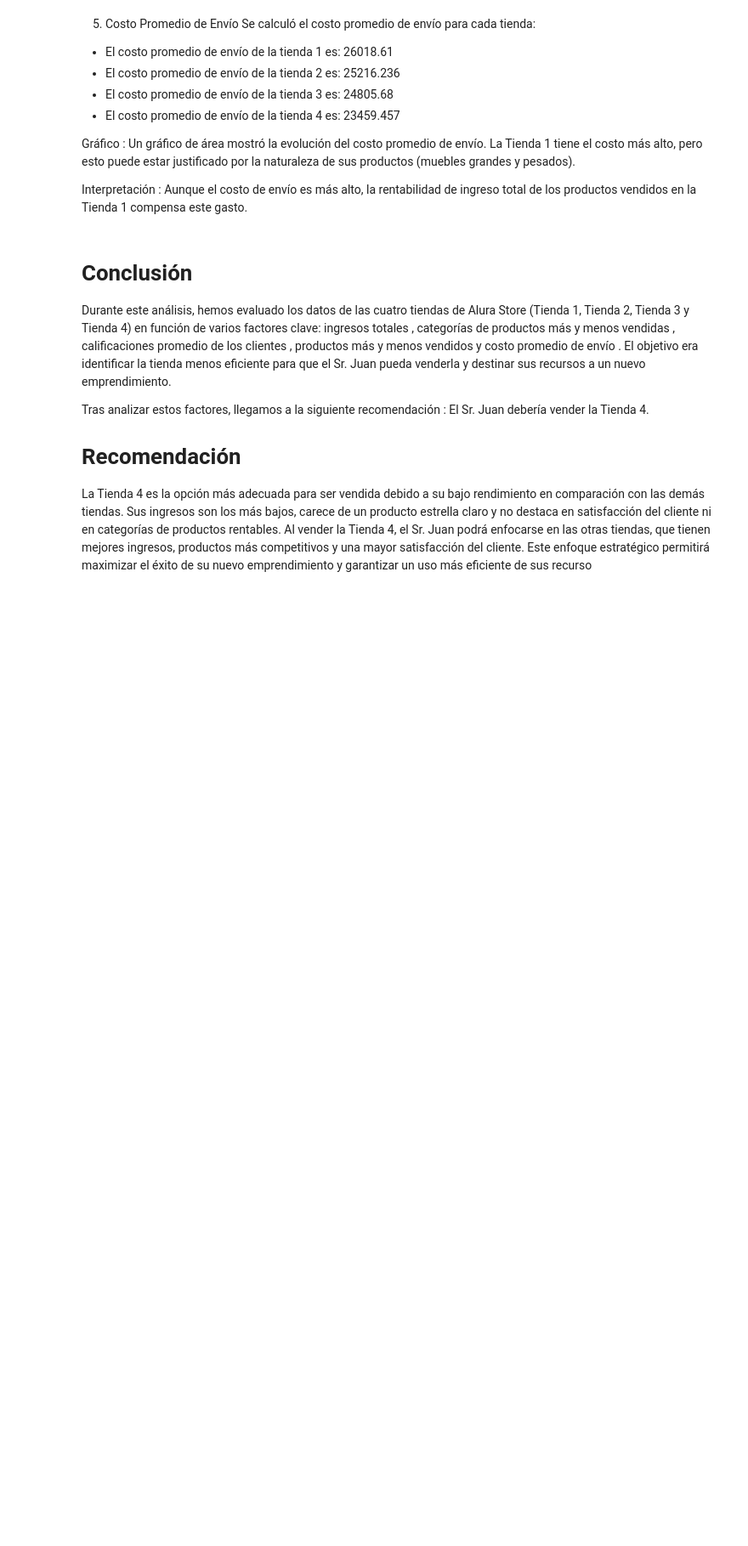
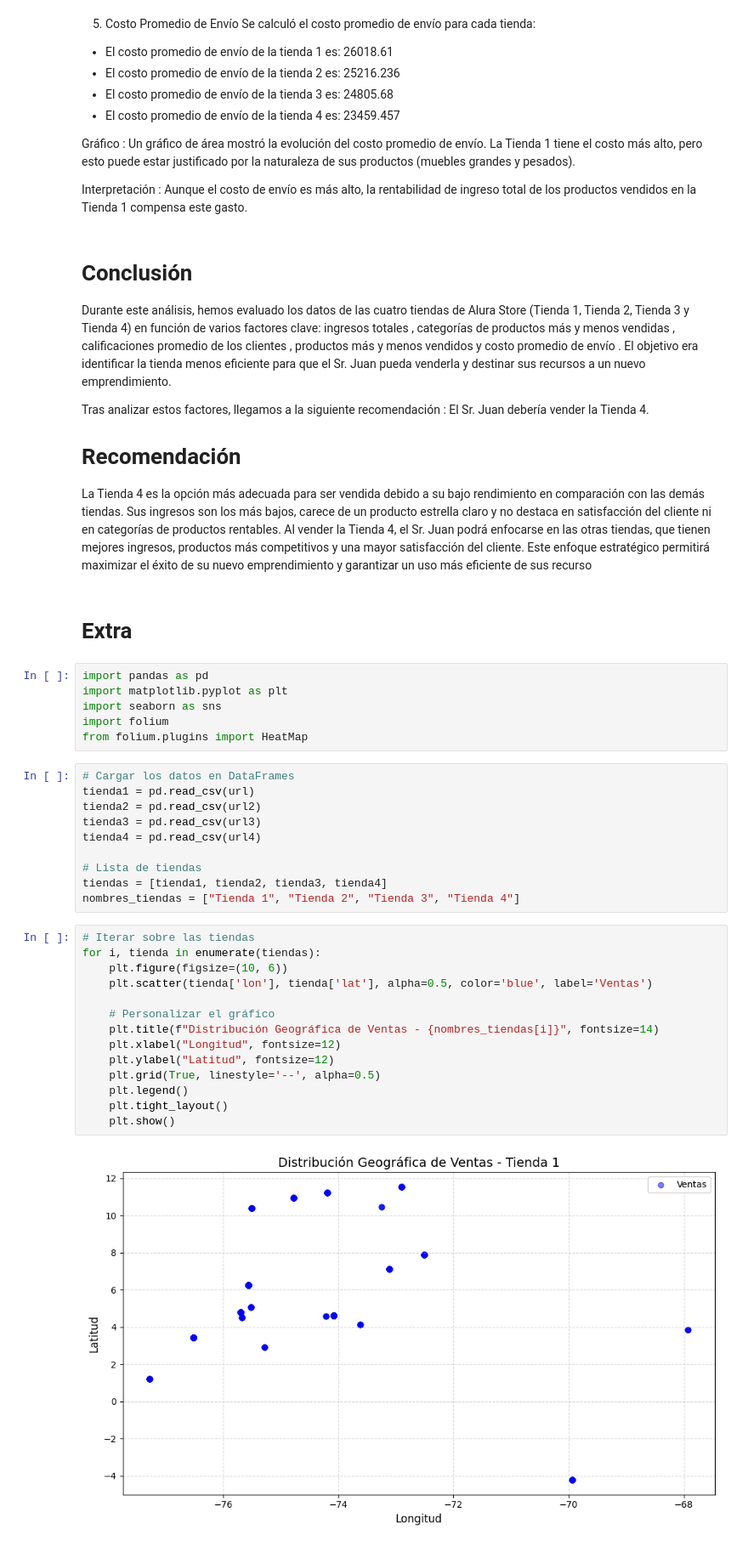
Before and after one commit to OFrancisco3/challenge-alura-store, a Jupyter notebook: AluraStoreLatam.ipynb, the cells around one changed output. Shown at 85% size. Cells and saved outputs as stored; diff of their text form; blank space fills up the shorter version.

Commit message:
Desafío extra finalizado

```diff
--- a/AluraStoreLatam.ipynb
+++ b/AluraStoreLatam.ipynb
@@ -625,3 +625,37 @@ El Sr. Juan debería vender la Tienda 4.
 # Recomendación
 La Tienda 4 es la opción más adecuada para ser vendida debido a su bajo rendimiento en comparación con las demás tiendas. Sus ingresos son los más bajos, carece de un producto estrella claro y no destaca en satisfacción del cliente ni en categorías de productos rentables.
 Al vender la Tienda 4, el Sr. Juan podrá enfocarse en las otras tiendas, que tienen mejores ingresos, productos más competitivos y una mayor satisfacción del cliente. Este enfoque estratégico permitirá maximizar el éxito de su nuevo emprendimiento y garantizar un uso más eficiente de sus recurso
+# %% [markdown]
+# Extra
+# %%
+import pandas as pd
+import matplotlib.pyplot as plt
+import seaborn as sns
+import folium
+from folium.plugins import HeatMap
+# %%
+# Cargar los datos en DataFrames
+tienda1 = pd.read_csv(url)
+tienda2 = pd.read_csv(url2)
+tienda3 = pd.read_csv(url3)
+tienda4 = pd.read_csv(url4)
+
+# Lista de tiendas
+tiendas = [tienda1, tienda2, tienda3, tienda4]
+nombres_tiendas = ["Tienda 1", "Tienda 2", "Tienda 3", "Tienda 4"]
+# %%
+# Iterar sobre las tiendas
+for i, tienda in enumerate(tiendas):
+    plt.figure(figsize=(10, 6))
+    plt.scatter(tienda['lon'], tienda['lat'], alpha=0.5, color='blue', label='Ventas')
+
+    # Personalizar el gráfico
+    plt.title(f"Distribución Geográfica de Ventas - {nombres_tiendas[i]}", fontsize=14)
+    plt.xlabel("Longitud", fontsize=12)
+    plt.ylabel("Latitud", fontsize=12)
+    plt.grid(True, linestyle='--', alpha=0.5)
+    plt.legend()
+    plt.tight_layout()
+    plt.show()
+# %% [output]
+[figure, added]
```
Also changed, not shown: parts of 3 cells of this notebook.
